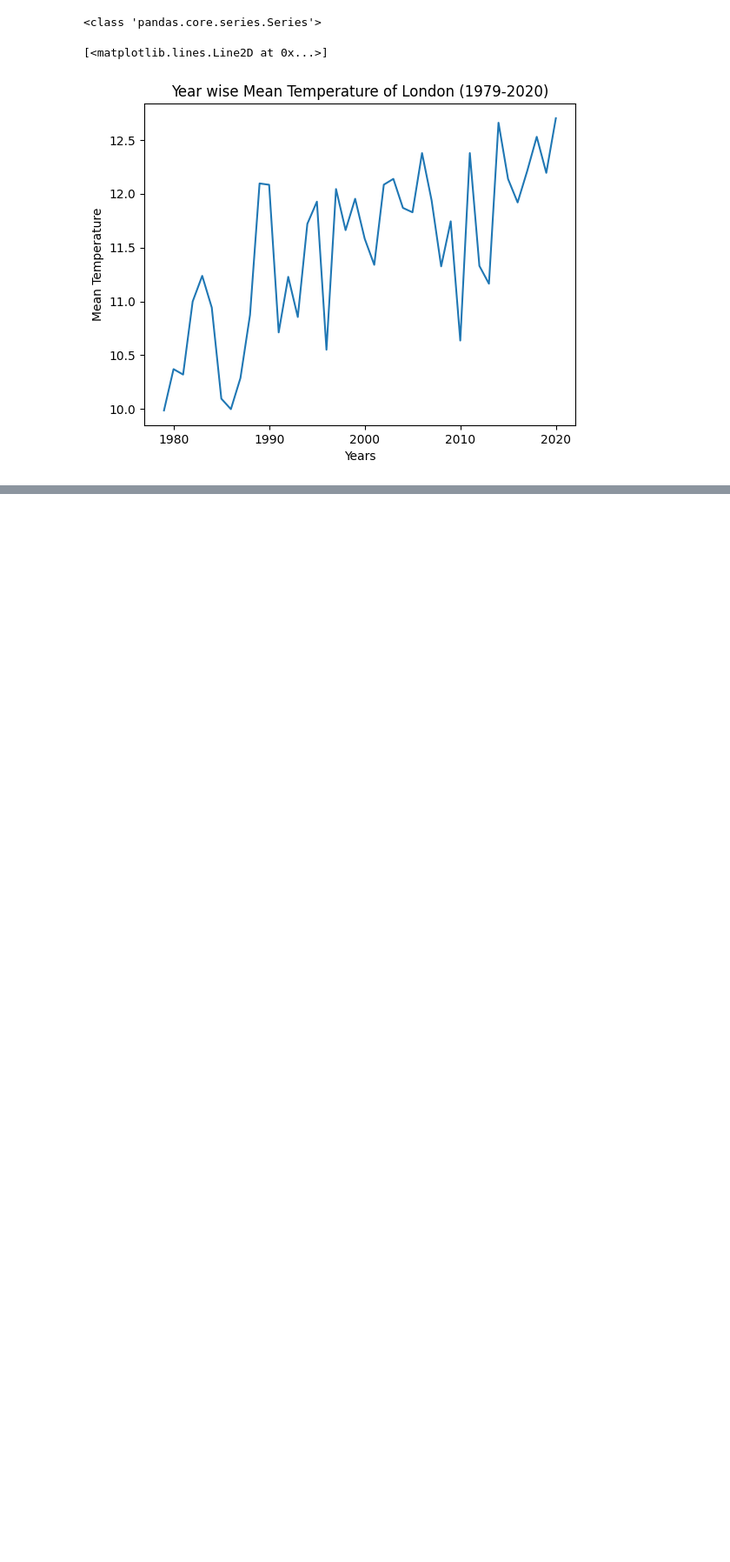
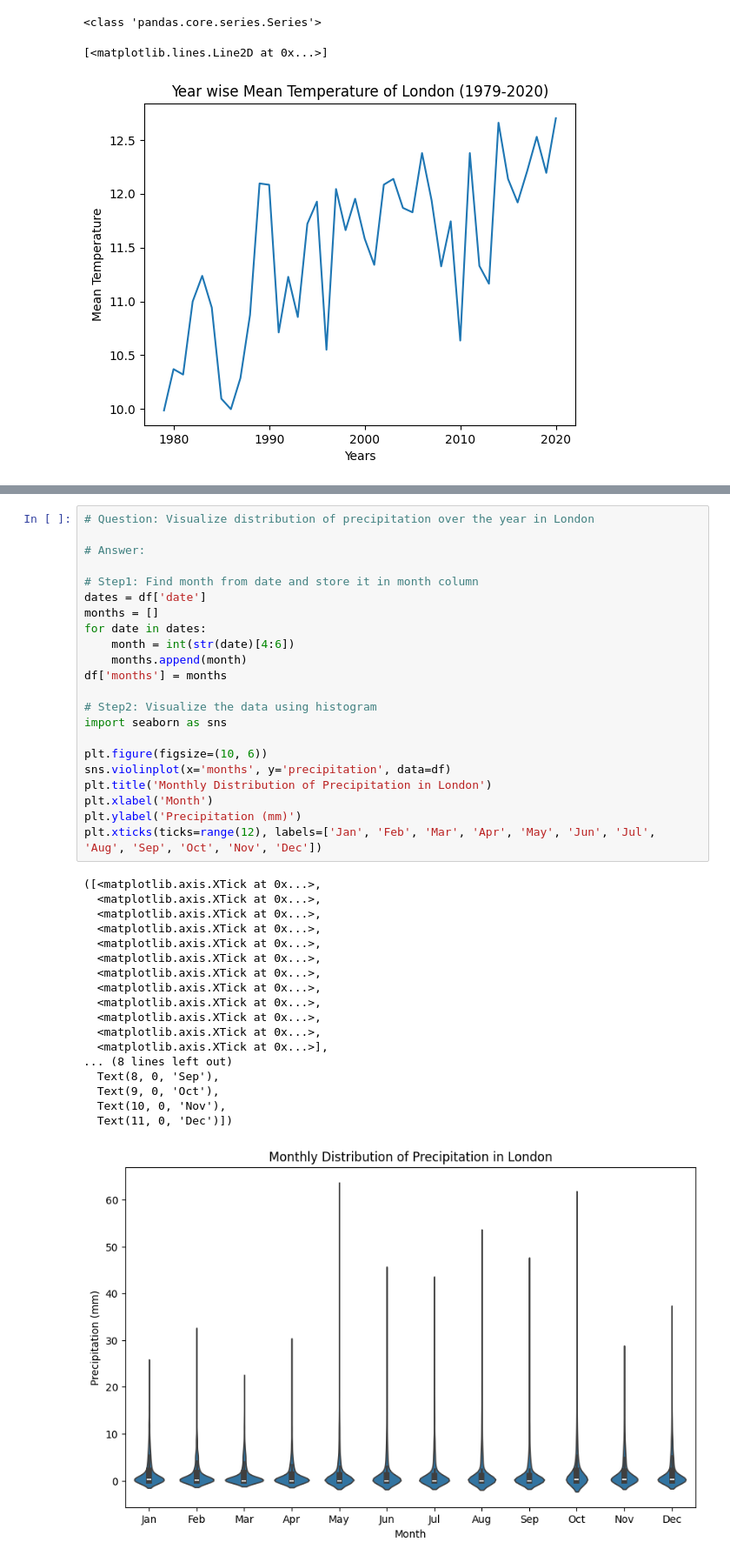
Before and after one commit to subinay108/Data-Mining-and-Warehousing-Lab, a Jupyter notebook: lab-2/weather_data_visualization.ipynb, the cells around one changed output, grey strips where cells are left out. Shown at 87% size. Saved outputs shown, nothing was run; the diff lists cells and outputs as text; blank space fills up the shorter version.

```diff
--- a/lab-2/weather_data_visualization.ipynb
+++ b/lab-2/weather_data_visualization.ipynb
@@ -59,0 +74,41 @@ plt.plot(average_temps)
+# %%
+# Question: Visualize distribution of precipitation over the year in London
+
+# Answer:
+
+# Step1: Find month from date and store it in month column
+dates = df['date']
+months = []
+for date in dates:
+    month = int(str(date)[4:6])
+    months.append(month)
+df['months'] = months
+
+# Step2: Visualize the data using histogram
+import seaborn as sns
+
+plt.figure(figsize=(10, 6))
+sns.violinplot(x='months', y='precipitation', data=df)
+plt.title('Monthly Distribution of Precipitation in London')
+plt.xlabel('Month')
+plt.ylabel('Precipitation (mm)')
+plt.xticks(ticks=range(12), labels=['Jan', 'Feb', 'Mar', 'Apr', 'May', 'Jun', 'Jul', 'Aug', 'Sep', 'Oct', 'Nov', 'Dec'])
+# %% [output]
+([<matplotlib.axis.XTick at 0x...>,
+  <matplotlib.axis.XTick at 0x...>,
+  <matplotlib.axis.XTick at 0x...>,
+  <matplotlib.axis.XTick at 0x...>,
+  <matplotlib.axis.XTick at 0x...>,
+  <matplotlib.axis.XTick at 0x...>,
+  <matplotlib.axis.XTick at 0x...>,
+  <matplotlib.axis.XTick at 0x...>,
+  <matplotlib.axis.XTick at 0x...>,
+  <matplotlib.axis.XTick at 0x...>,
+  <matplotlib.axis.XTick at 0x...>,
+  <matplotlib.axis.XTick at 0x...>],
+... (8 lines left out)
+  Text(8, 0, 'Sep'),
+  Text(9, 0, 'Oct'),
+  Text(10, 0, 'Nov'),
+  Text(11, 0, 'Dec')])
+[figure, added]
```
Also changed, not shown: parts of 1 cell of this notebook.
